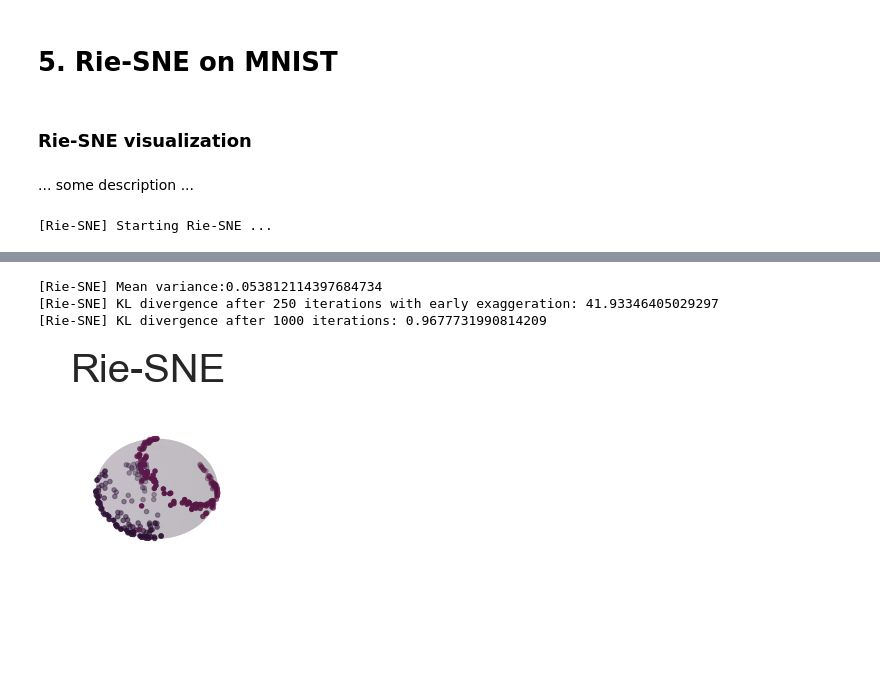
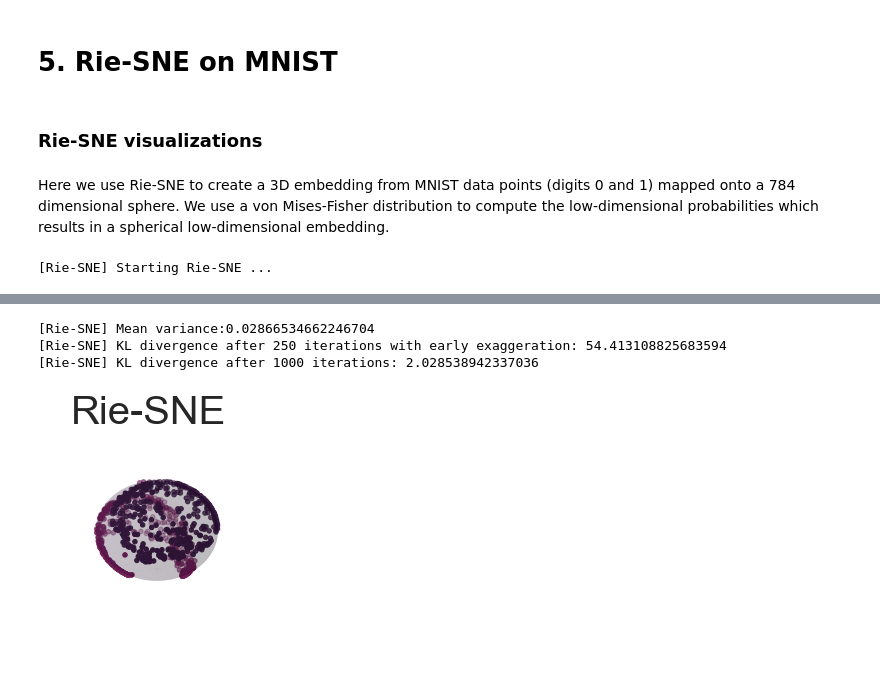
Before and after one commit to geomstats/challenge-iclr-2022, a Jupyter notebook: andberger/rie_sne.ipynb, the cells around one changed output, grey strips where cells are left out. Cells and saved outputs as stored; diff of their text form; code cells hidden in the pictures.

````diff
--- a/andberger/rie_sne.ipynb
+++ b/andberger/rie_sne.ipynb
@@ -153,9 +175,9 @@ Second, we use the *Barnes-Hut approximation* , whenever we opt to use a student
 # %% [markdown]
 # 5. Rie-SNE on MNIST
 # %% [markdown]
-### Rie-SNE visualization
+### Rie-SNE visualizations
 # %% [markdown]
-... some description ...
+Here we use Rie-SNE to create a 3D embedding from MNIST data points (digits 0 and 1) mapped onto a 784 dimensional sphere. We use a von Mises-Fisher distribution to compute the low-dimensional probabilities which results in a spherical low-dimensional embedding.
 # %%
 import torch
 import torchvision.datasets
@@ -163,41 +185,39 @@ from riesne import Riesne
 from models.sphere import Sphere
 
 
-def mnist_test():
+def spherical_mnist_test():
     # Determine model.
     model = Sphere(784)
 
     # Load data.
-    subset_size = 300 # -1 equals the entire data set.
+    subset_size = 1000 # -1 equals the entire data set.
     label_thresh = 2 # Include only a subset of MNIST classes.
 
     mnist_data = torchvision.datasets.MNIST('data/', train=True, download=True)
     X = mnist_data.data.reshape(-1, 784).float() / 255
     Y = mnist_data.targets
 
     idx = Y < label_thresh # Only use digits 0, 1, 2, ...
     X = X[idx][:subset_size]
     Y = Y[idx][:subset_size]
 
     # Project MNIST data onto sphere.
     X /= X.norm(dim=1).unsqueeze(1)
 
     # Run Rie-SNE.
     print(f"[Rie-SNE] Starting Rie-SNE ...")
     riesne = Riesne(model, n_components=3, init='sphere')
     transformed = riesne.fit_transform(X.cpu().numpy())
+    # Plot.
     model.plot_points(transformed, Y, 'Rie-SNE')
 
-mnist_test()
+spherical_mnist_test()
 # %% [output]
 [Rie-SNE] Starting Rie-SNE ...
 [interactive output not drawn]
 [interactive output not drawn]
 [interactive output not drawn]
-[Rie-SNE] Mean variance:0.053812114397684734
-[Rie-SNE] KL divergence after 250 iterations with early exaggeration: 41.93346405029297
-[Rie-SNE] KL divergence after 1000 iterations: 0.9677731990814209
+[Rie-SNE] Mean variance:0.02866534662246704
+[Rie-SNE] KL divergence after 250 iterations with early exaggeration: 54.413108825683594
+[Rie-SNE] KL divergence after 1000 iterations: 2.028538942337036
-[figure, old version]
+[figure, new version]
-# %% [markdown]
-```{bibliography}
-```
````
Also changed, not shown: parts of 10 cells of this notebook, 5 other files.
